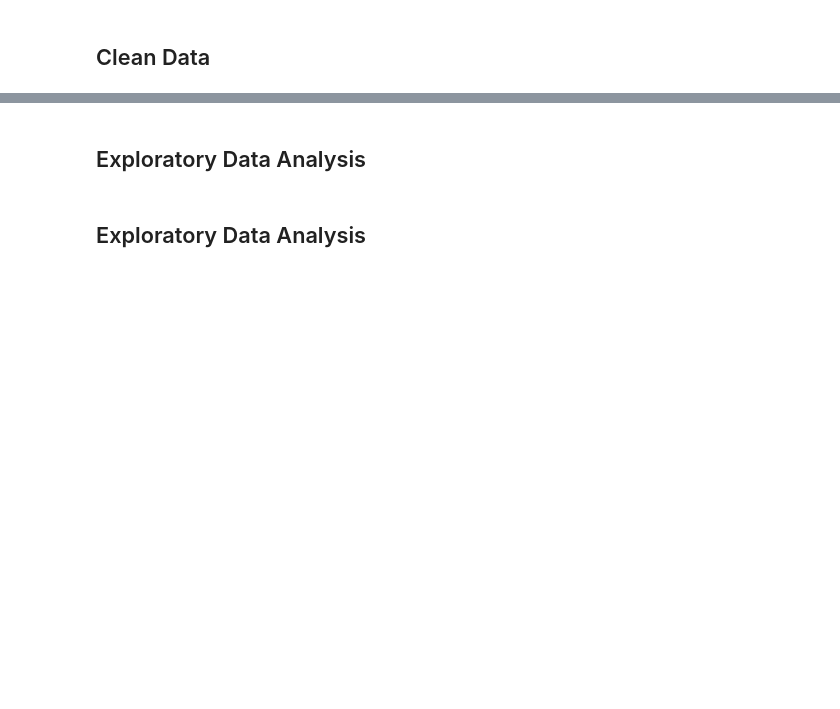
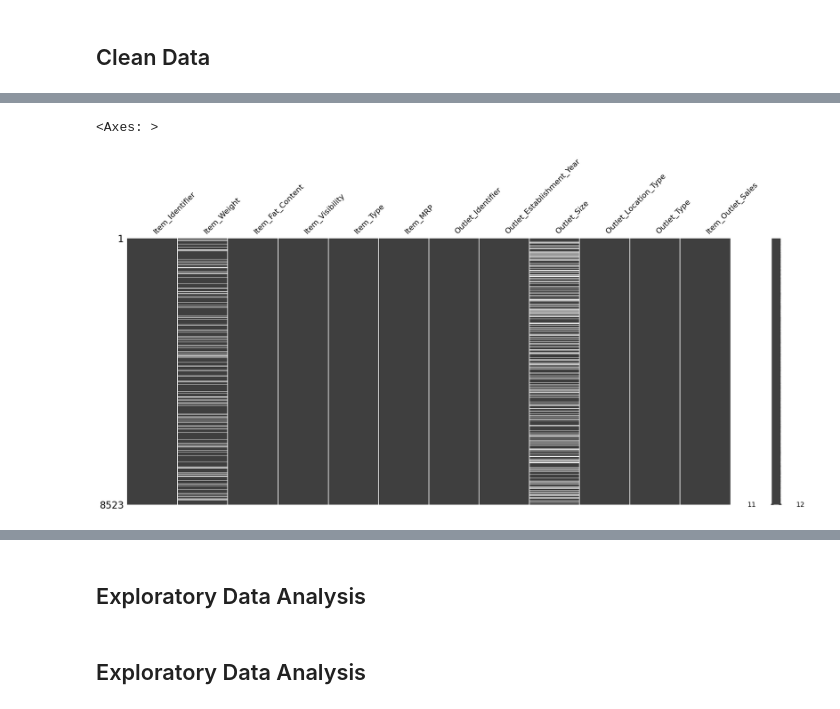
Before and after one commit to eckoecho/Prediction-of-Product-Sales, a Jupyter notebook: Prediction_of_Product_Sales.ipynb, the cells around one changed output, grey strips where cells are left out. Drawn from its saved outputs; the diff is of its cells as text; code cells hidden in the pictures; blank space fills up the shorter version.

```diff
--- a/Prediction_of_Product_Sales.ipynb
+++ b/Prediction_of_Product_Sales.ipynb
@@ -7,3 +7,11 @@ Echo Diaz
 ## Project Overview
 # %% [markdown]
 ## Load and Inspect Data
+# %%
+#Importing the necessary libraries
+import pandas as pd
+import missingno as msno
+fpath = "/content/drive/MyDrive/CodingDojo/01-Fundamentals/Week02/Data/sales_predictions_2023.csv"
+#Converting our CSV into a dataframe
+df = pd.read_csv(fpath)
+df.head()
@@ -11,0 +117,7 @@ Echo Diaz
+# %%
+#A quick visualization of where the nulls equal white spaces
+#This corresponds with out perecntages above
+msno.matrix(df)
+# %% [output]
+<Axes: >
+[figure, added]
```
Also changed, not shown: parts of 18 cells of this notebook.
